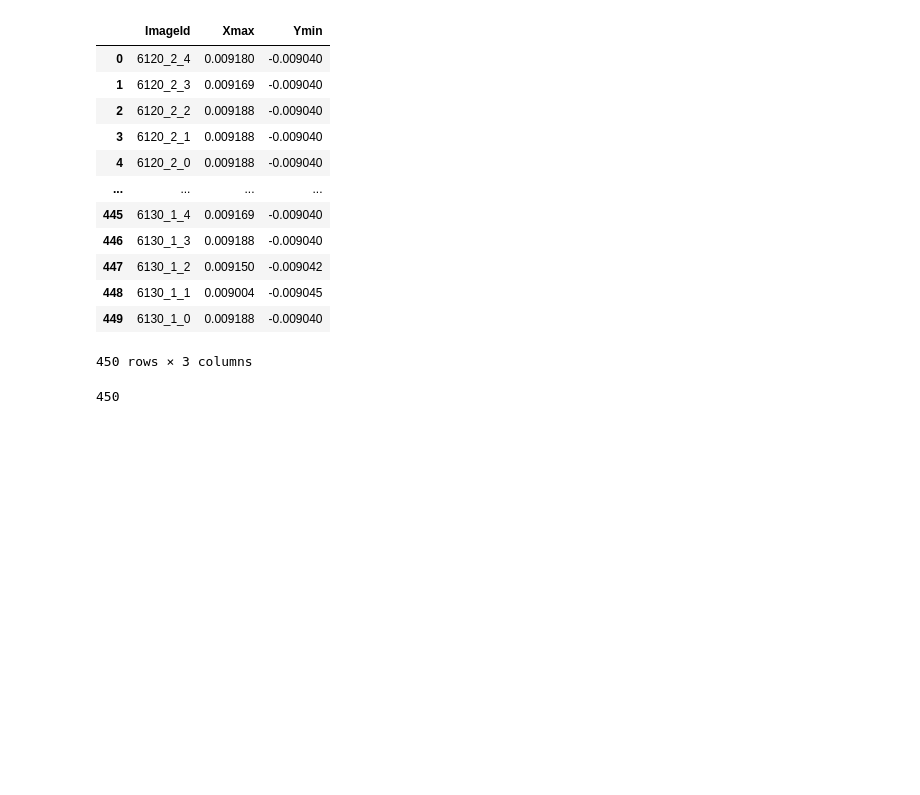
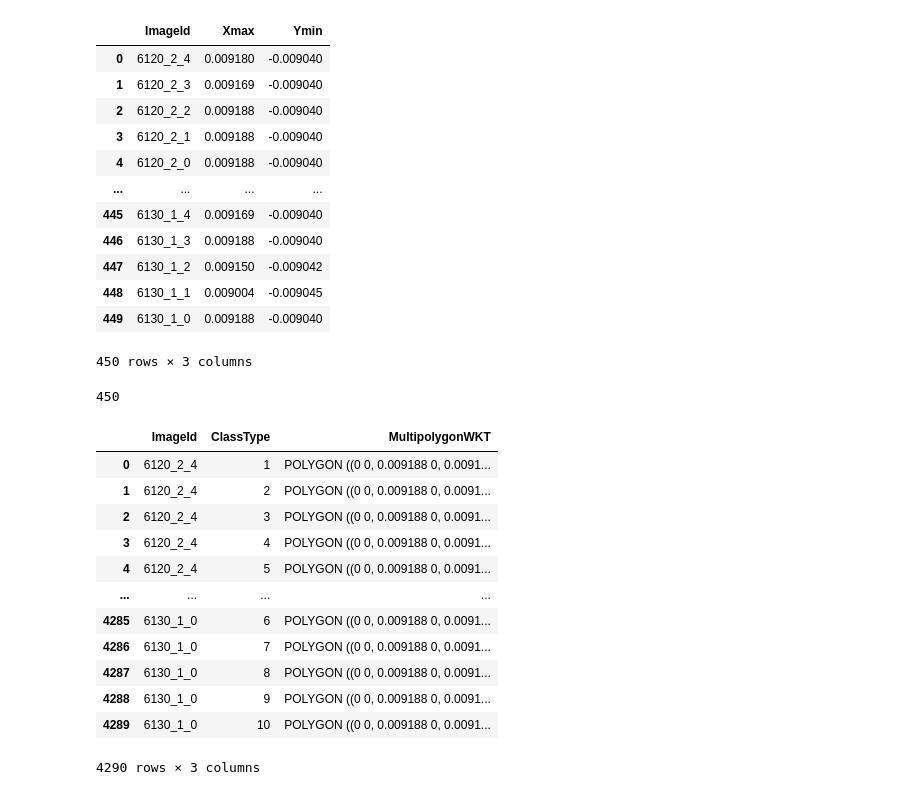
Before and after one commit to maxVeremchuk/dstl_satellite, a Jupyter notebook: dstl.ipynb, the cells around one changed output. Saved outputs shown, nothing was run; the diff lists cells and outputs as text; code cells hidden in the pictures; blank space fills up the shorter version.

```diff
--- a/dstl.ipynb
+++ b/dstl.ipynb
@@ -18,7 +35,8 @@ THRESHOLDS = [0.4, 0.1, 0.1, 0.15, 0.3, 0.95, 0.1, 0.05, 0.001, 0.005]
 # %%
-TR = pd.read_csv('./data/train_wkt_v4.csv')
-GS = pd.read_csv('./data/grid_sizes.csv')
-GS = GS.rename( columns={'Unnamed: 0':'ImageId'})
+TR = pd.read_csv(Path(DATA_PATH) / 'train_wkt_v4.csv')
+GS = pd.read_csv(Path(DATA_PATH) / 'grid_sizes.csv')
+GS = GS.rename(columns={'Unnamed: 0': 'ImageId'})
+SB = pd.read_csv(Path(DATA_PATH) / 'sample_submission.csv')
 # %%
 TR
 # %% [output]
@@ -59,6 +77,22 @@ GS
 len(GS.ImageId.unique())
 # %% [output]
 450
+# %%
+SB
+# %% [output]
+|  | ImageId | ClassType | MultipolygonWKT |
+| 0 | 6120_2_4 | 1 | POLYGON ((0 0, 0.009188 0, 0.0091... |
+| 1 | 6120_2_4 | 2 | POLYGON ((0 0, 0.009188 0, 0.0091... |
+| 2 | 6120_2_4 | 3 | POLYGON ((0 0, 0.009188 0, 0.0091... |
+| 3 | 6120_2_4 | 4 | POLYGON ((0 0, 0.009188 0, 0.0091... |
+| 4 | 6120_2_4 | 5 | POLYGON ((0 0, 0.009188 0, 0.0091... |
+| ... | ... | ... | ... |
+| 4285 | 6130_1_0 | 6 | POLYGON ((0 0, 0.009188 0, 0.0091... |
+| 4286 | 6130_1_0 | 7 | POLYGON ((0 0, 0.009188 0, 0.0091... |
+| 4287 | 6130_1_0 | 8 | POLYGON ((0 0, 0.009188 0, 0.0091... |
+| 4288 | 6130_1_0 | 9 | POLYGON ((0 0, 0.009188 0, 0.0091... |
+| 4289 | 6130_1_0 | 10 | POLYGON ((0 0, 0.009188 0, 0.0091... |
+4290 rows × 3 columns
 # %%
 def adjust_image(bands, lower_percent=2, higher_percent=98):
     out = np.zeros_like(bands).astype(np.float32)
```
Also changed, not shown: parts of 55 cells of this notebook.
